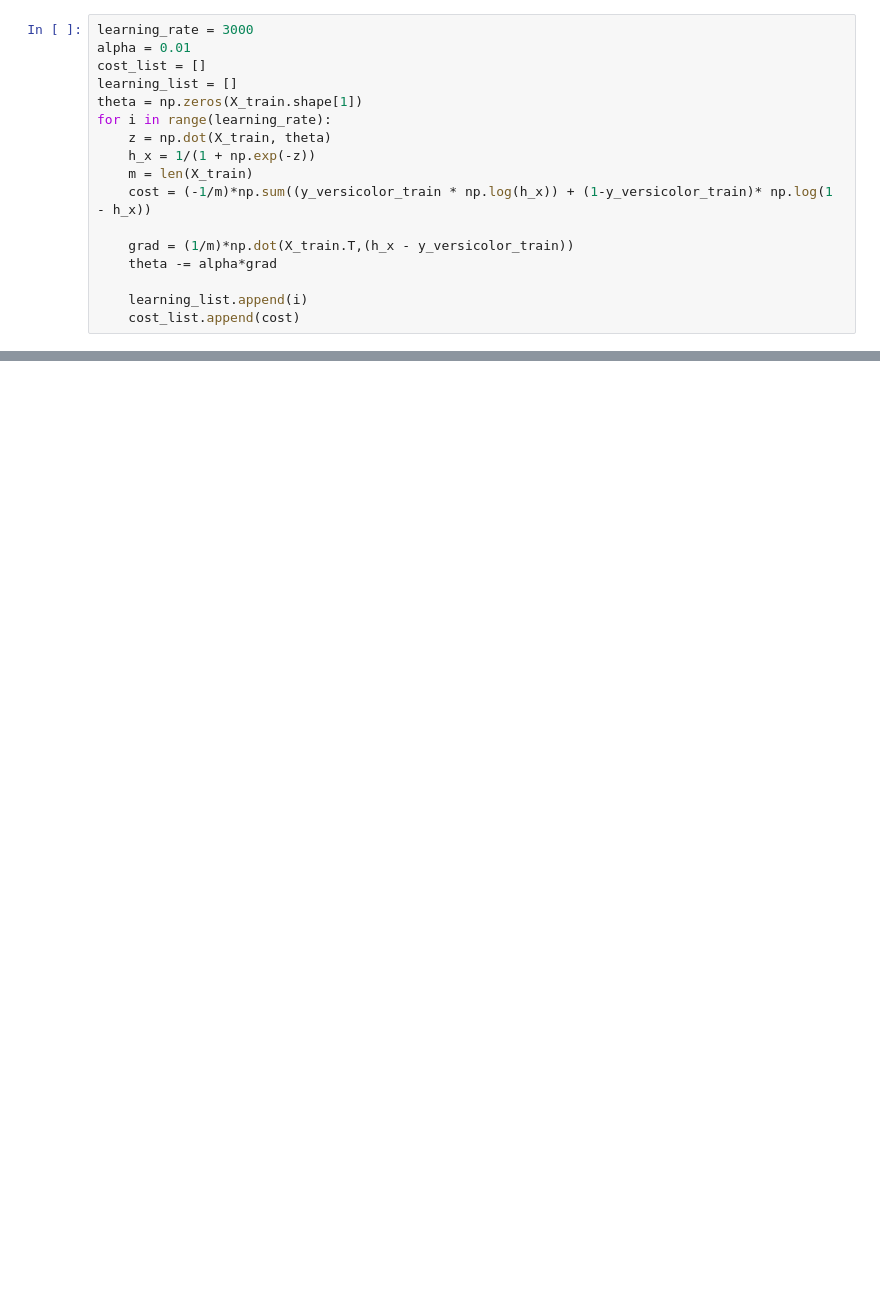
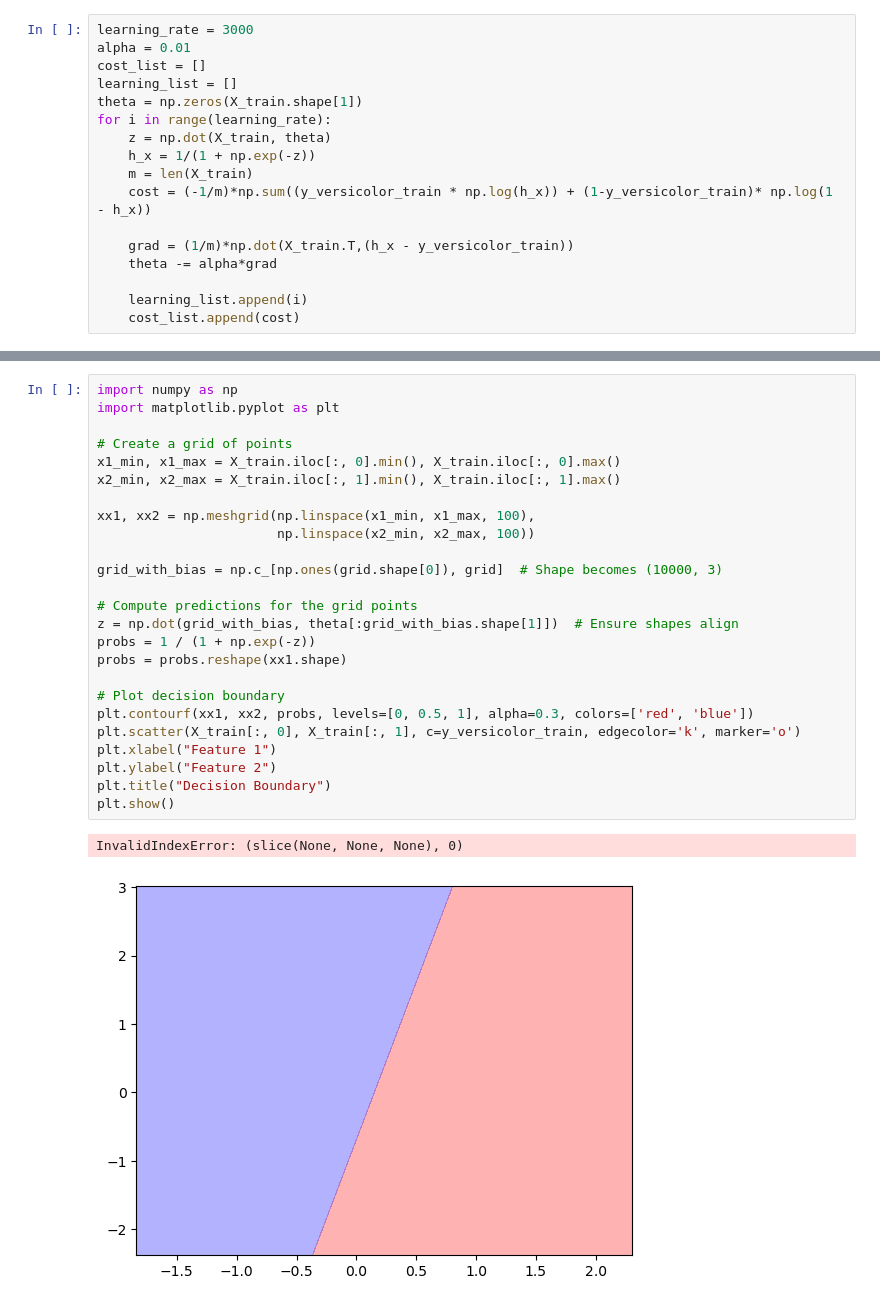
Before and after one commit to Harshan-Kurapati/Iris, a Jupyter notebook: Untitled.ipynb, the cells around one changed output, grey strips where cells are left out. Saved outputs shown, nothing was run; the diff lists cells and outputs as text; blank space fills up the shorter version.

```diff
--- a/Untitled.ipynb
+++ b/Untitled.ipynb
@@ -231,0 +264,28 @@ ValueError: shapes (30,4) and (5,) not aligned: 4 (dim 1) != 5 (dim 0)
+# %%
+import numpy as np
+import matplotlib.pyplot as plt
+
+# Create a grid of points
+x1_min, x1_max = X_train.iloc[:, 0].min(), X_train.iloc[:, 0].max()
+x2_min, x2_max = X_train.iloc[:, 1].min(), X_train.iloc[:, 1].max()
+
+xx1, xx2 = np.meshgrid(np.linspace(x1_min, x1_max, 100),
+                       np.linspace(x2_min, x2_max, 100))
+
+grid_with_bias = np.c_[np.ones(grid.shape[0]), grid]  # Shape becomes (10000, 3)
+
+# Compute predictions for the grid points
+z = np.dot(grid_with_bias, theta[:grid_with_bias.shape[1]])  # Ensure shapes align
+probs = 1 / (1 + np.exp(-z))
+probs = probs.reshape(xx1.shape)
+
+# Plot decision boundary
+plt.contourf(xx1, xx2, probs, levels=[0, 0.5, 1], alpha=0.3, colors=['red', 'blue'])
+plt.scatter(X_train[:, 0], X_train[:, 1], c=y_versicolor_train, edgecolor='k', marker='o')
+plt.xlabel("Feature 1")
+plt.ylabel("Feature 2")
+plt.title("Decision Boundary")
+plt.show()
+# %% [output]
+InvalidIndexError: (slice(None, None, None), 0)
+[figure, added]
```
Also changed, not shown: parts of 20 cells of this notebook.
